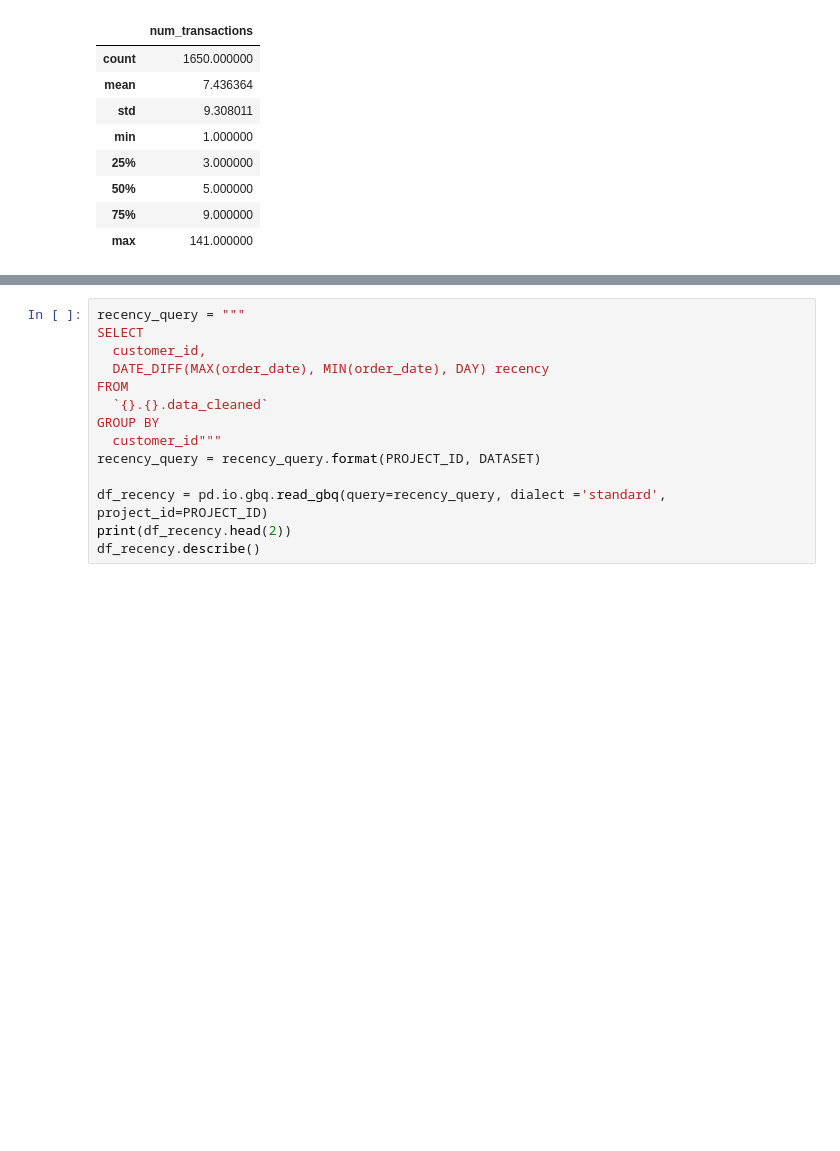
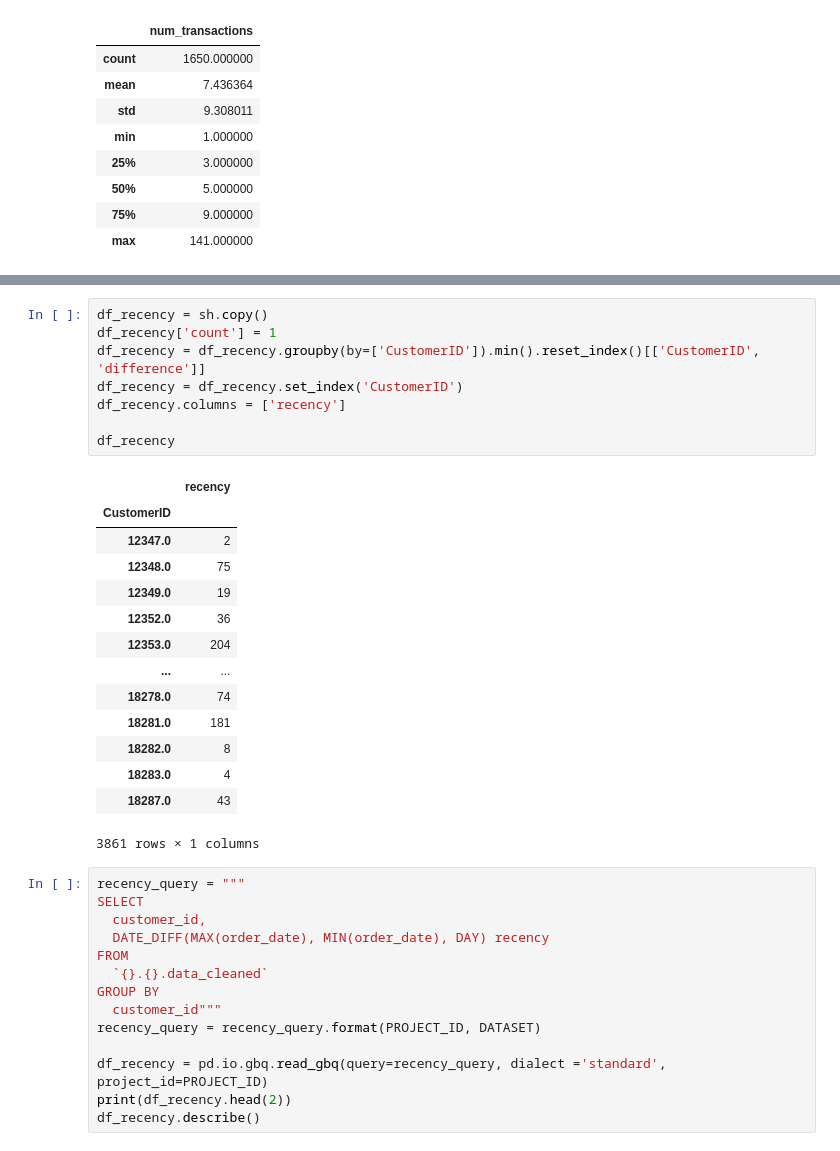
Before and after one commit to auguste-dupin/tf_lifetimes, a Jupyter notebook: notebooks/Exploration.ipynb, the cells around one changed output, grey strips where cells are left out. Drawn from its saved outputs; the diff is of its cells as text; blank space fills up the shorter version.

```diff
--- a/notebooks/Exploration.ipynb
+++ b/notebooks/Exploration.ipynb
@@ -225,3 +243,26 @@ sns.kdeplot(df_repeat_transactions['num_transactions'])
+# %%
+df_recency = sh.copy()
+df_recency['count'] = 1
+df_recency = df_recency.groupby(by=['CustomerID']).min().reset_index()[['CustomerID', 'difference']]
+df_recency = df_recency.set_index('CustomerID')
+df_recency.columns = ['recency']
+
+df_recency
+# %% [output]
+|  | recency |
+| CustomerID |  |
+| 12347.0 | 2 |
+| 12348.0 | 75 |
+| 12349.0 | 19 |
+| 12352.0 | 36 |
+| 12353.0 | 204 |
+| ... | ... |
+| 18278.0 | 74 |
+| 18281.0 | 181 |
+| 18282.0 | 8 |
+| 18283.0 | 4 |
+| 18287.0 | 43 |
+3861 rows × 1 columns
 # %%
 recency_query = """
 SELECT
```
Also changed, not shown: parts of 9 cells of this notebook, 1 other file.
